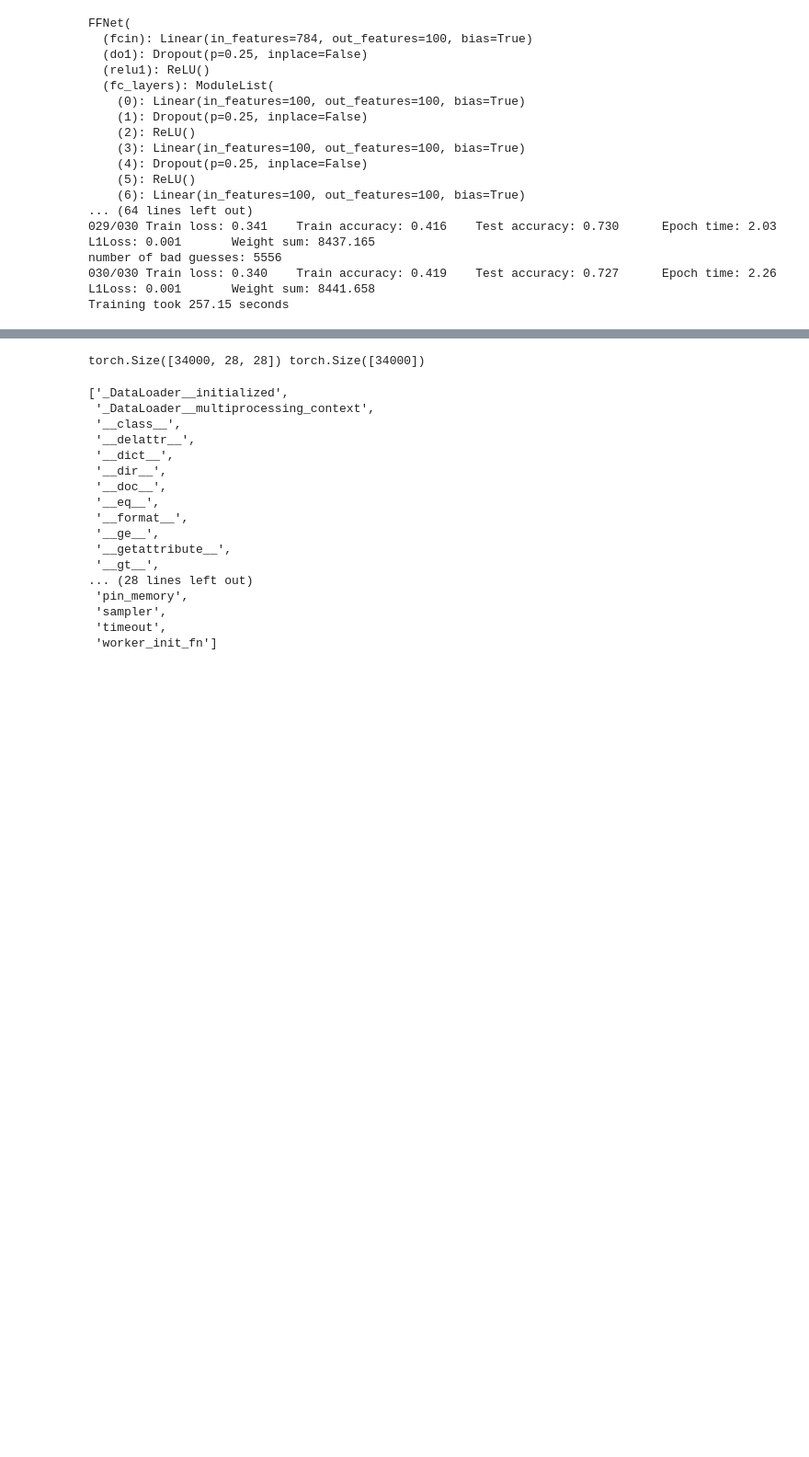
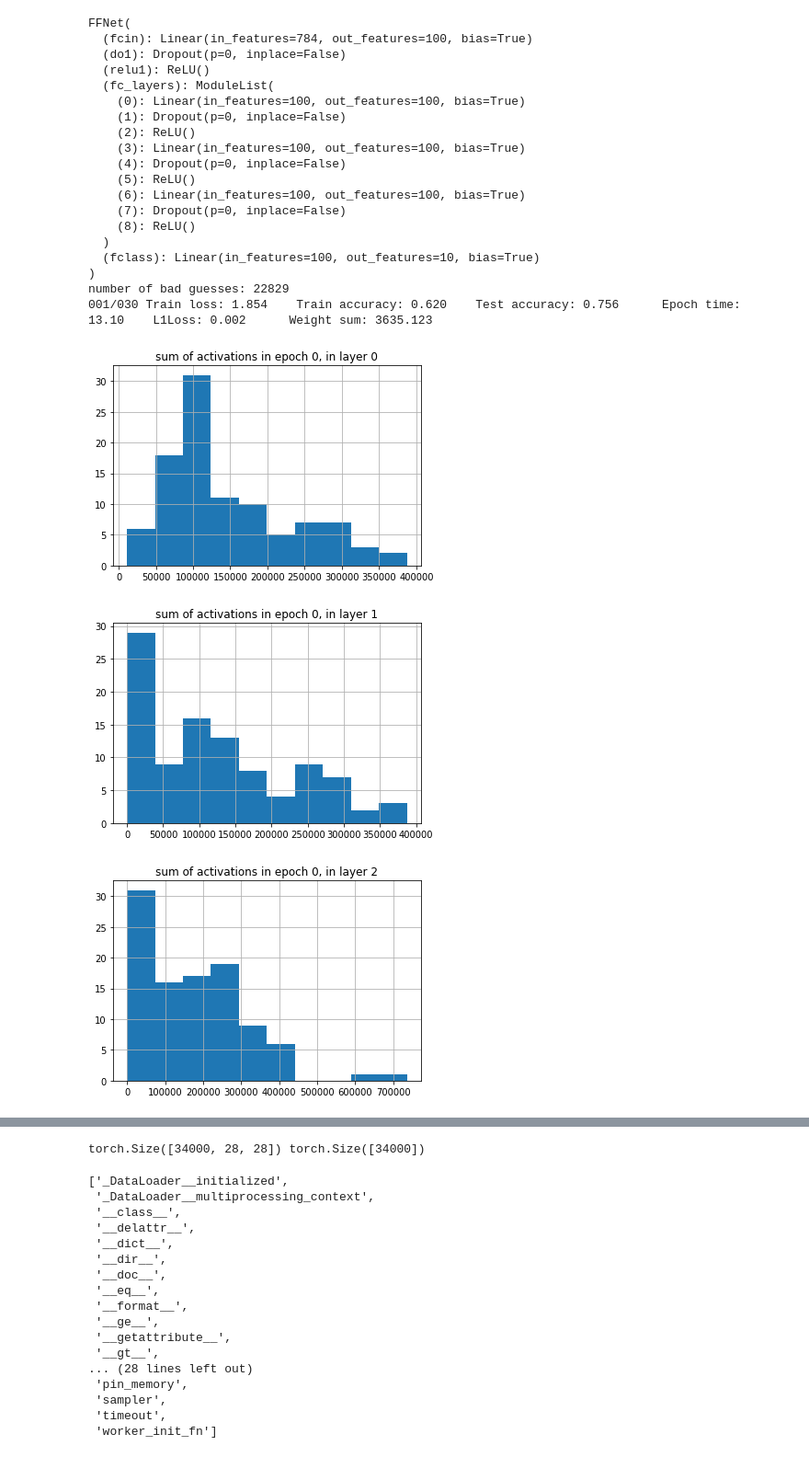
Before and after one commit to zsoltzombori/resistant-neurons, a Jupyter notebook: main_helper.ipynb, the cells around one changed output, grey strips where cells are left out. Shown at 92% size. Saved outputs shown, nothing was run; the diff lists cells and outputs as text; code cells hidden in the pictures; blank space fills up the shorter version.

```diff
--- a/main_helper.ipynb
+++ b/main_helper.ipynb
@@ -16,7 +16,7 @@ import time
 DATASET = "fashion_mnist"
 TRAINSIZE = 60000
 SEED = None
-DROPOUT = 0.25
+DROPOUT = 0
 BATCH_SIZE = 500
 DEPTH = 5
 WIDTH = 100
@@ -233,45 +233,51 @@ for epoch in range(ITERS):  # loop over the dataset multiple times
         vanishing_dataset = VanishingDataset(list_of_data)
         vanish_dataloader = DataLoader(dataset=vanishing_dataset, batch_size = BATCH_SIZE, shuffle=True)
 
         neurons_to_freeze = get_and_add_topn_activations(net, 0, neurons_to_freeze, int(28*28*ratio_to_freeze), hidden_activations_for_epoch)
         neurons_to_freeze = get_and_add_topn_activations(net, DEPTH-1, neurons_to_freeze, int(OUTPUT_COUNT*ratio_to_freeze), hidden_activations_for_epoch)
         for l in range(1, DEPTH-1):
             topn = int(WIDTH * ratio_to_freeze)
             neurons_to_freeze = get_and_add_topn_activations(net, l, neurons_to_freeze, topn, hidden_activations_for_epoch)
 
 
         neurons_to_freeze = sorted(neurons_to_freeze, key = lambda x: x[0])
         print(f'length of the remaining images: {len(vanishing_dataset)}')
         print(neurons_to_freeze)
 
 
 
-    if False:
-        hidden_activations_for_layer = np.concatenate([x[layer] for x in hidden_activations_for_epoch], axis=0)
-        plt.plot(figsize = (12, 6), facecolor = 'w')
-        plt.hist(np.sum(np.abs(hidden_activations_for_layer), axis=0))
-        plt.title(f'sum of activations in epoch {epoch}')
-        plt.grid()
-        plt.show()
+    if True:
+        for layer in range(DEPTH):
+            hidden_activations_for_layer = np.concatenate([x[layer] for x in hidden_activations_for_epoch], axis=0)
+            plt.plot(figsize = (12, 6), facecolor = 'w')
+            plt.hist(np.sum(np.abs(hidden_activations_for_layer), axis=0))
+            plt.title(f'sum of activations in epoch {epoch}, in layer {layer}')
+            plt.grid()
+            plt.show()
 
 
 endtime = time.time()
 print(f'Training took {endtime-starttime:.2f} seconds')
 # %% [output]
 FFNet(
   (fcin): Linear(in_features=784, out_features=100, bias=True)
-  (do1): Dropout(p=0.25, inplace=False)
+  (do1): Dropout(p=0, inplace=False)
   (relu1): ReLU()
   (fc_layers): ModuleList(
     (0): Linear(in_features=100, out_features=100, bias=True)
-    (1): Dropout(p=0.25, inplace=False)
+    (1): Dropout(p=0, inplace=False)
     (2): ReLU()
     (3): Linear(in_features=100, out_features=100, bias=True)
-    (4): Dropout(p=0.25, inplace=False)
+    (4): Dropout(p=0, inplace=False)
     (5): ReLU()
     (6): Linear(in_features=100, out_features=100, bias=True)
-... (64 lines left out)
-029/030 Train loss: 0.341    Train accuracy: 0.416    Test accuracy: 0.730      Epoch time: 2.03    L1Loss: 0.001       Weight sum: 8437.165
-number of bad guesses: 5556
-030/030 Train loss: 0.340    Train accuracy: 0.419    Test accuracy: 0.727      Epoch time: 2.26    L1Loss: 0.001       Weight sum: 8441.658
-Training took 257.15 seconds
+    (7): Dropout(p=0, inplace=False)
+    (8): ReLU()
+  )
+  (fclass): Linear(in_features=100, out_features=10, bias=True)
+)
+number of bad guesses: 22829
+001/030 Train loss: 1.854    Train accuracy: 0.620    Test accuracy: 0.756      Epoch time: 13.10    L1Loss: 0.002      Weight sum: 3635.123
+[figure, added]
+[figure, added]
+[figure, added]
```
Also changed, not shown: parts of 1 cell of this notebook, 4 other files.
